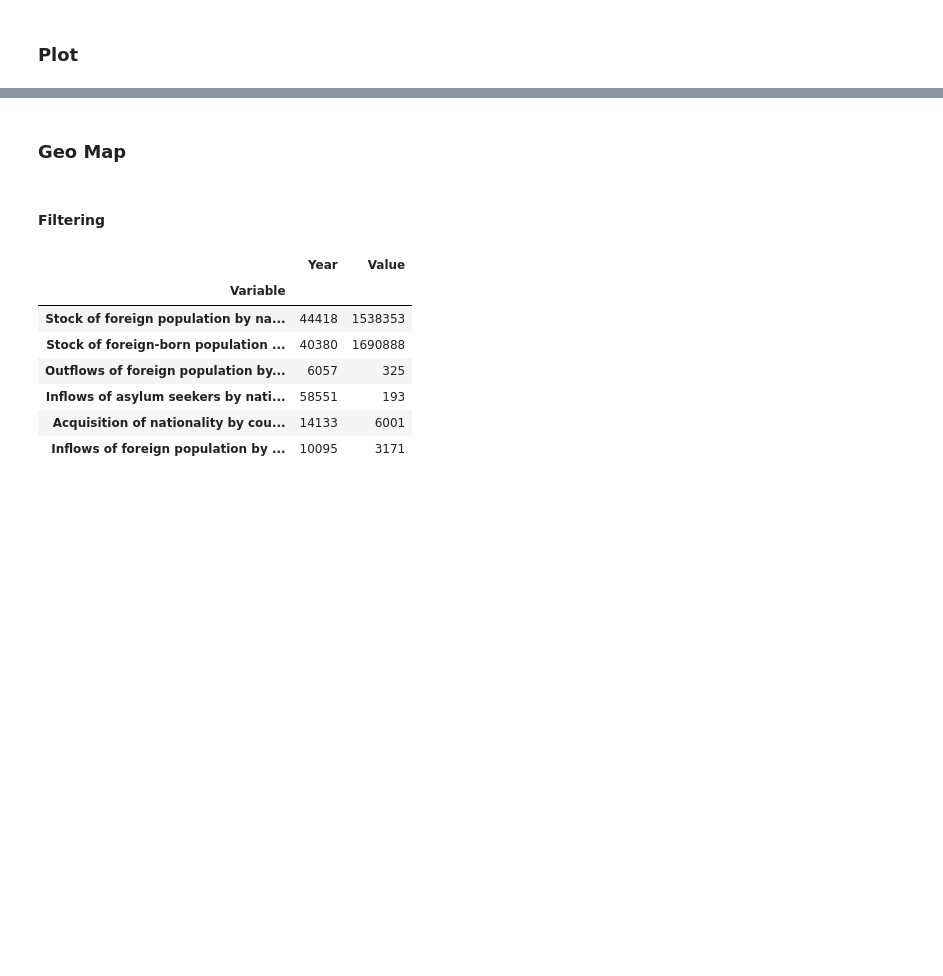
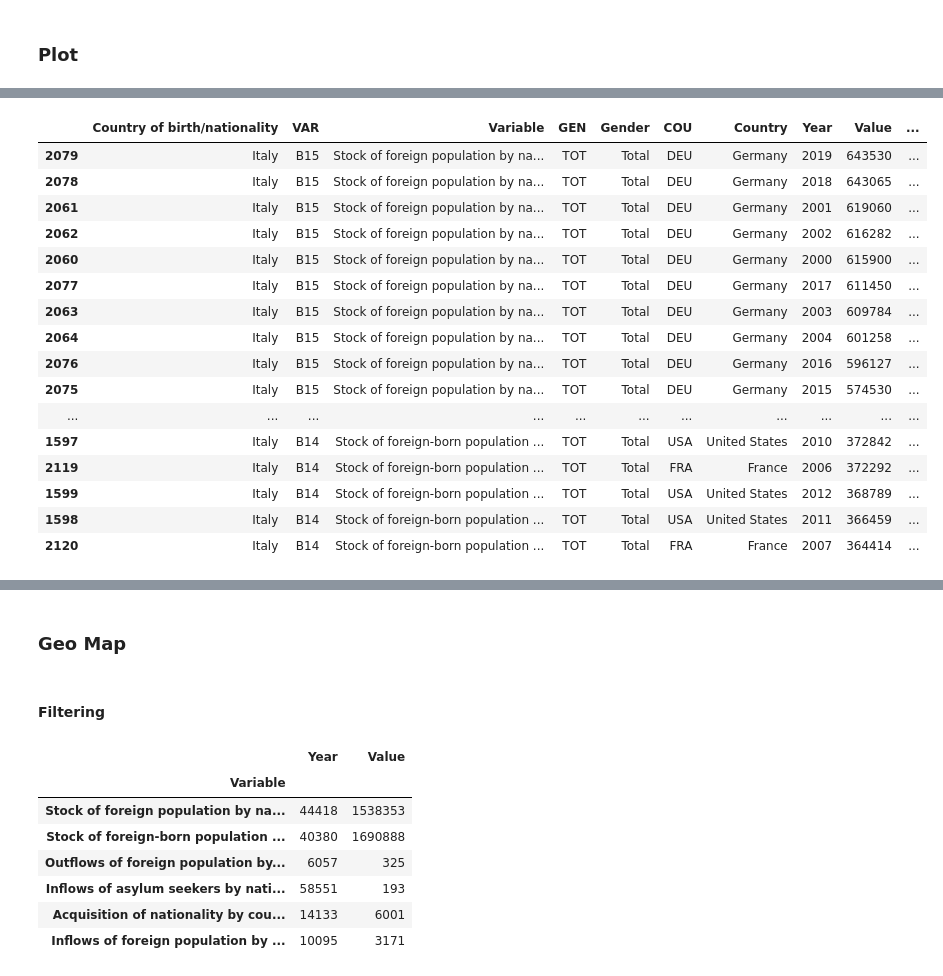
Before and after one commit to DaniloNunesMelo/Dan_Portfolio_Code, a Jupyter notebook: spark-data-analysis/Inter-Migr-Flows-Italy/AppDan - Italy International Migration.ipynb, the cells around one changed output, grey strips where cells are left out. Cells and saved outputs as stored; diff of their text form; code cells hidden in the pictures; blank space fills up the shorter version.

Commit message:
Update Spark Dataframe

```diff
--- a/spark-data-analysis/Inter-Migr-Flows-Italy/AppDan - Italy International Migration.ipynb
+++ b/spark-data-analysis/Inter-Migr-Flows-Italy/AppDan - Italy International Migration.ipynb
@@ -109,3 +224,7 @@ dtypes: int32(3), object(10)
 # %%
 # Koalas do not support pandas Categorical date type
 kdf_mig_italy = kdf_mig_italy[["Country of birth/nationality","VAR","Variable","GEN","Gender","COU","Country","Year","Value"]]
+
+# Converting to pandas because Plotly no support Koalas
+pddf_mig_italy = kdf_mig_italy.to_pandas()
+pddf_mig_italy["Rank"] = pddf_mig_italy["Value"].rank(method ='min')
@@ -119,0 +288,20 @@ warnings.filterwarnings('ignore')
+# %%
+pddf_mig_italy.sort_values("Value",ascending = False).head(50)
+# %% [output]
+|  | Country of birth/nationality | VAR | Variable | GEN | Gender | COU | Country | Year | Value | ... |
+| 2079 | Italy | B15 | Stock of foreign population by na... | TOT | Total | DEU | Germany | 2019 | 643530 | ... |
+| 2078 | Italy | B15 | Stock of foreign population by na... | TOT | Total | DEU | Germany | 2018 | 643065 | ... |
+| 2061 | Italy | B15 | Stock of foreign population by na... | TOT | Total | DEU | Germany | 2001 | 619060 | ... |
+| 2062 | Italy | B15 | Stock of foreign population by na... | TOT | Total | DEU | Germany | 2002 | 616282 | ... |
+| 2060 | Italy | B15 | Stock of foreign population by na... | TOT | Total | DEU | Germany | 2000 | 615900 | ... |
+| 2077 | Italy | B15 | Stock of foreign population by na... | TOT | Total | DEU | Germany | 2017 | 611450 | ... |
+| 2063 | Italy | B15 | Stock of foreign population by na... | TOT | Total | DEU | Germany | 2003 | 609784 | ... |
+| 2064 | Italy | B15 | Stock of foreign population by na... | TOT | Total | DEU | Germany | 2004 | 601258 | ... |
+| 2076 | Italy | B15 | Stock of foreign population by na... | TOT | Total | DEU | Germany | 2016 | 596127 | ... |
+| 2075 | Italy | B15 | Stock of foreign population by na... | TOT | Total | DEU | Germany | 2015 | 574530 | ... |
+| ... | ... | ... | ... | ... | ... | ... | ... | ... | ... | ... |
+| 1597 | Italy | B14 | Stock of foreign-born population ... | TOT | Total | USA | United States | 2010 | 372842 | ... |
+| 2119 | Italy | B14 | Stock of foreign-born population ... | TOT | Total | FRA | France | 2006 | 372292 | ... |
+| 1599 | Italy | B14 | Stock of foreign-born population ... | TOT | Total | USA | United States | 2012 | 368789 | ... |
+| 1598 | Italy | B14 | Stock of foreign-born population ... | TOT | Total | USA | United States | 2011 | 366459 | ... |
+| 2120 | Italy | B14 | Stock of foreign-born population ... | TOT | Total | FRA | France | 2007 | 364414 | ... |
```
Also changed, not shown: parts of 26 cells of this notebook.
